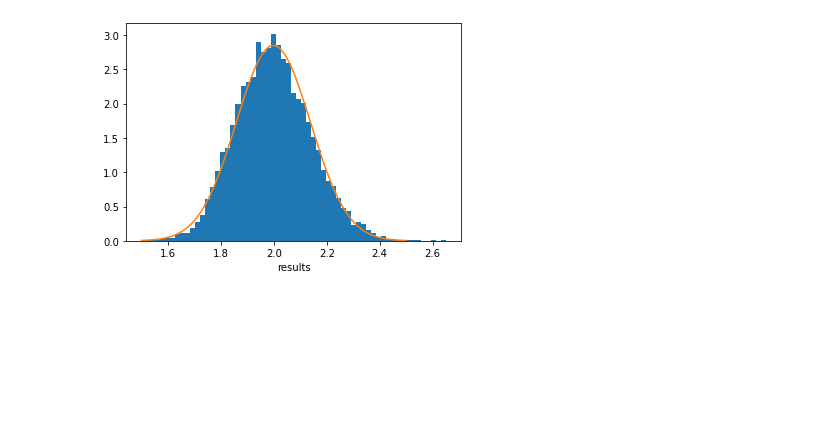
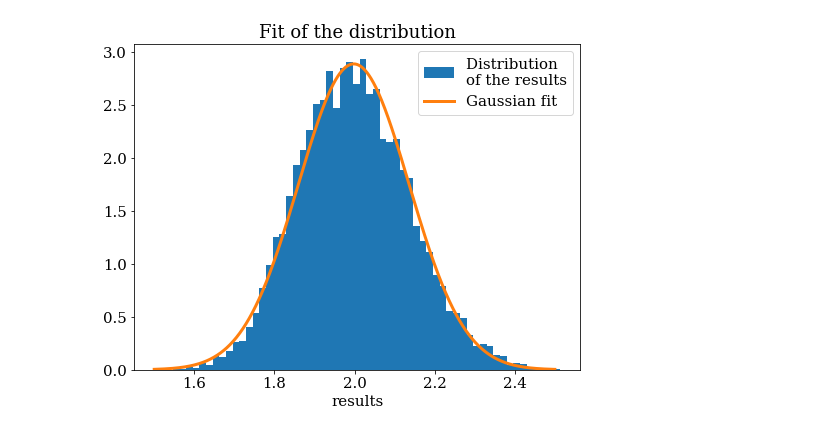
Before and after one commit to Alexpedro130/astrostatistics_bicocca_2023, a Jupyter notebook: working/gauss_integral.ipynb, the cells around one changed output. Cells and saved outputs as stored; diff of their text form; code cells hidden in the pictures; blank space fills up the shorter version.

```diff
--- a/working/gauss_integral.ipynb
+++ b/working/gauss_integral.ipynb
@@ -2,6 +2,12 @@
 import numpy as np
 import scipy.stats
 import pylab as plt
+
+plt.rcParams['font.family'] = 'serif'
+plt.rcParams['mathtext.fontset'] = 'cm'
+plt.rcParams['font.serif'] = ['Liberation Serif'] + plt.rcParams['font.serif']
+plt.rcParams['font.size']=15
+plt.rcParams['figure.figsize']=[8,6]
 # %%
 N=100000 #number of samples
 
@@ -9,14 +15,21 @@ sigma=np.linspace(0.1,5,10) #different sigma
 
 #take as p(x) a gaussian, and then consider only from 0 to +inf
 
+diff=np.empty(len(sigma))
+
 for i in range(len(sigma)):
     draws=np.absolute(np.random.normal(loc=0, scale=sigma[i], size=N))
 
     integral=(np.pi/2)**(1/2)*sigma[i]*np.mean(draws**3)
 
     print("monte carlo result: ", integral)
-
     print("true result: ", 2*sigma[i]**4, "\n")
 
+    diff[i]=(integral-2*sigma[i]**4)/integral
+
 print("\nthe results are pretty similar")
+plt.plot(sigma, diff)
+plt.xlabel('$\sigma$')
+plt.ylabel('relative difference')
+plt.title('MC result - true result relative difference')
 # %% [output]
@@ -70,28 +86,29 @@ plt.xscale('log')
 # %%
 #fix now N and sigma and study the distribution of the results
 
 N=1000 #number of samples
 sigma=1 #sigma
 res=10000 #number of results
 
 distr=np.empty(res)
 
 for i in range(res):
     draws=np.absolute(np.random.normal(loc=0, scale=sigma, size=N))
 
     integral=(np.pi/2)**(1/2)*sigma*np.mean(draws**3)
 
     distr[i]= integral
 
-plt.hist(distr, bins=60, density=True, label='distribution \nof the results')
+plt.hist(distr, bins=60, density=True, label='Distribution \nof the results')
 plt.xlabel("results")
 
 mean=np.mean(distr)
 std=np.std(distr, ddof=1)
 gauss = scipy.stats.norm(loc=mean,scale=std)
 x = np.linspace(1.5,2.5,1000)
-plt.plot(x,gauss.pdf(x));
-
-#fit the distribution
+plt.plot(x,gauss.pdf(x), lw=3, label='Gaussian fit');
+plt.legend()
+plt.title('Fit of the distribution')
+plt.show()
 # %% [output]
-[figure, old version]
+[figure, new version]
```
Also changed, not shown: parts of 2 cells of this notebook.
